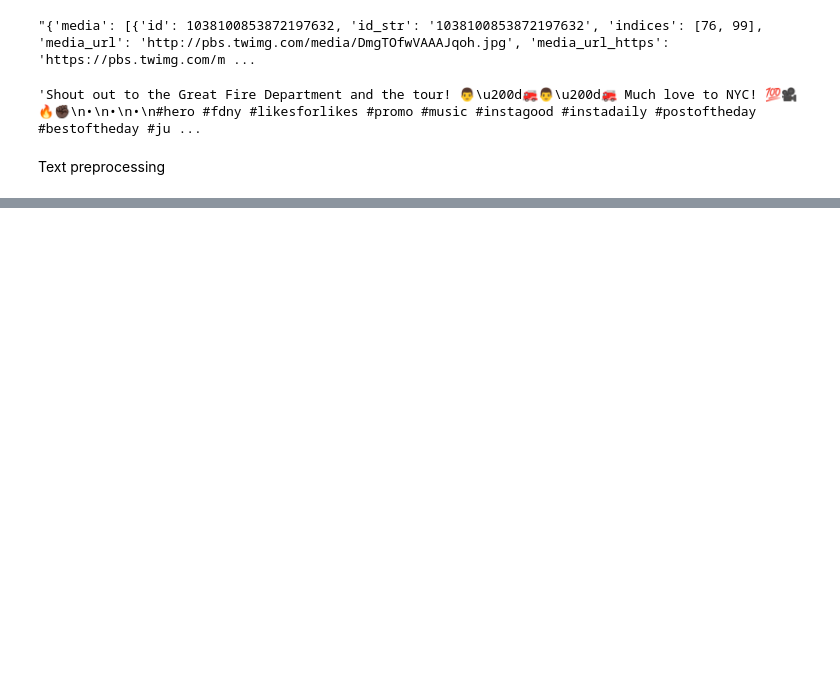
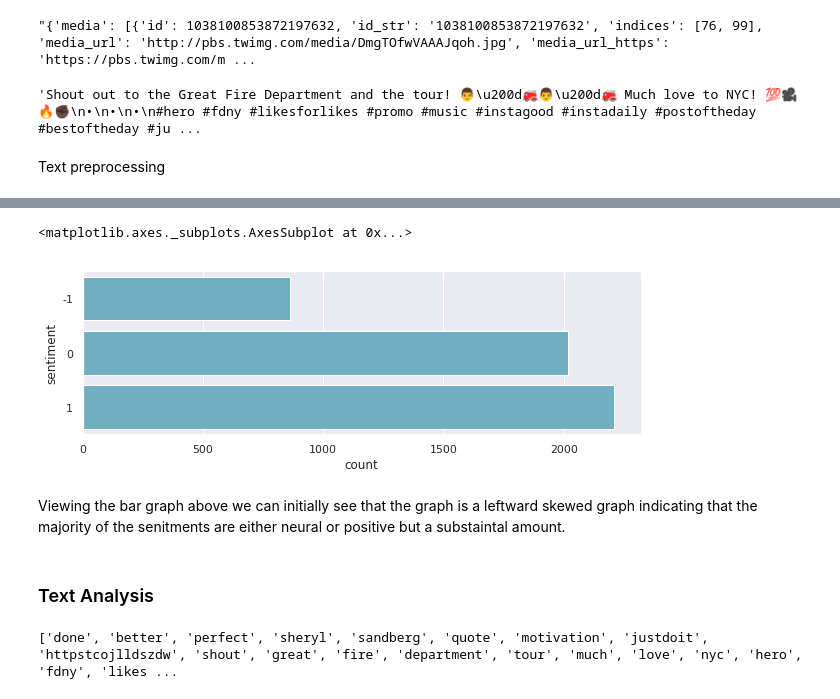
Before and after one commit to naivelogic/NFL-smarter-football, a Jupyter notebook: (dev) Tweeter Analysis on Nike's Kaepernick Endorsement.ipynb, the cells around one changed output, grey strips where cells are left out. Drawn from its saved outputs; the diff is of its cells as text; code cells hidden in the pictures; blank space fills up the shorter version.

```diff
--- a/(dev) Tweeter Analysis on Nike's Kaepernick Endorsement.ipynb
+++ b/(dev) Tweeter Analysis on Nike's Kaepernick Endorsement.ipynb
@@ -92,6 +93,8 @@ Text preprocessing
 import re
 
 def preprocess_post(post):
+    post = str(post)
+    post = html.unescape(post)
     post = ''.join(c for c in post if not c.isdigit())
     post = post.lower()
     post = re.sub('\n', ' ', post)
@@ -100,4 +103,5 @@ def preprocess_post(post):
 
     return post
 # %%
-txt = data.tweet_full_text[:20].map(lambda x: preprocess_post(x))
+tweets = pd.DataFrame(data.tweet_full_text[:20].map(lambda x: preprocess_post(x)))
+tweets.tweet_full_text[5]
@@ -127,0 +113,53 @@ txt[19]
+# %%
+from textblob import TextBlob
+
+def get_sentiment(tweet):
+    analysis = TextBlob(tweet)
+    if analysis.sentiment.polarity > 0:
+        return 1
+    elif analysis.sentiment.polarity == 0:
+        return 0
+    else:
+        return -1
+# %%
+tweets['sentiment'] = [get_sentiment(text) for text in tweets.tweet_full_text]
+
+# plot the sentiments
+f, ax = plt.subplots(figsize = (10, 3))
+sns.countplot(y='sentiment', data=tweets, color='c')
+# %% [output]
+<matplotlib.axes._subplots.AxesSubplot at 0x...>
+[figure, added]
+# %% [markdown]
+Viewing the bar graph above we can initially see that the graph is a leftward skewed graph indicating that the majority of the senitments are either neural or positive but a substaintal amount.
+# %% [markdown]
+### Text Analysis
+# %%
+# twitter mining inspiration: https://github.com/mobu/TwitterMiner/blob/master/Analyze.ipynb
+import nltk
+from nltk.tokenize import word_tokenize
+from nltk.corpus import stopwords
+import string
+from collections import Counter
+
+tokens = []
+for key,value in tweets.tweet_full_text.iteritems():
+    tokens.append(word_tokenize(value))
+
+lower_case = []
+for k in tokens:
+    for j in k:
+        lower_case.append(j.lower())
+
+table = str.maketrans('','',string.punctuation)
+stripped = [w.translate(table) for w in lower_case]
+words = [word for word in stripped if word.isalpha()]
+
+stop_words = set(stopwords.words('english'))
+words = [w for w in words if not w in stop_words]
+word_counts = Counter(words)
+
+# print first 20
+print(words[:20])
+# %% [output]
+['done', 'better', 'perfect', 'sheryl', 'sandberg', 'quote', 'motivation', 'justdoit', 'httpstcojlldszdw', 'shout', 'great', 'fire', 'department', 'tour', 'much', 'love', 'nyc', 'hero', 'fdny', 'likes ...
```
Also changed, not shown: parts of 10 cells of this notebook.
